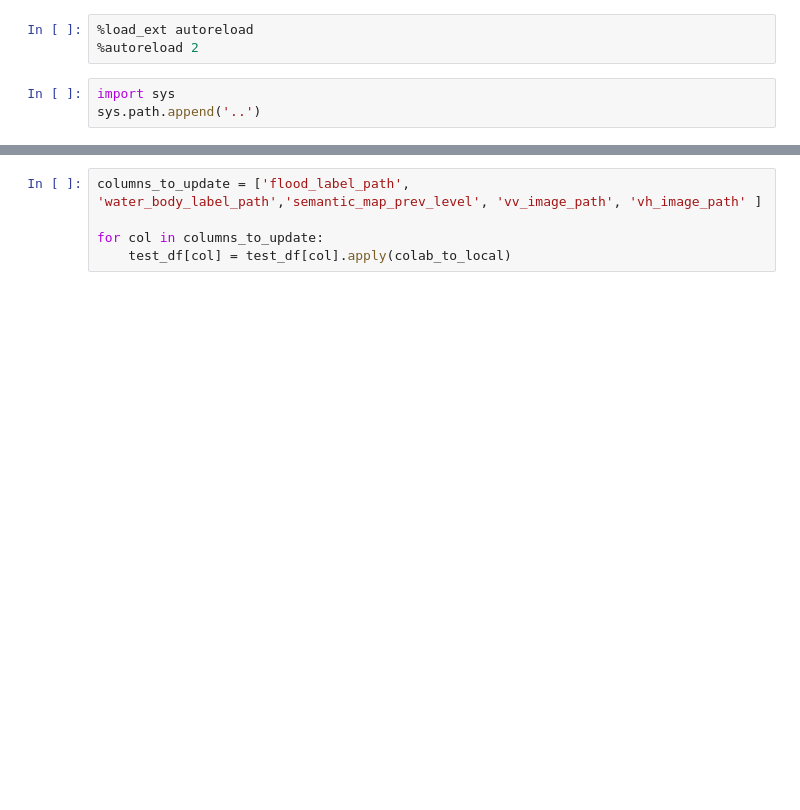
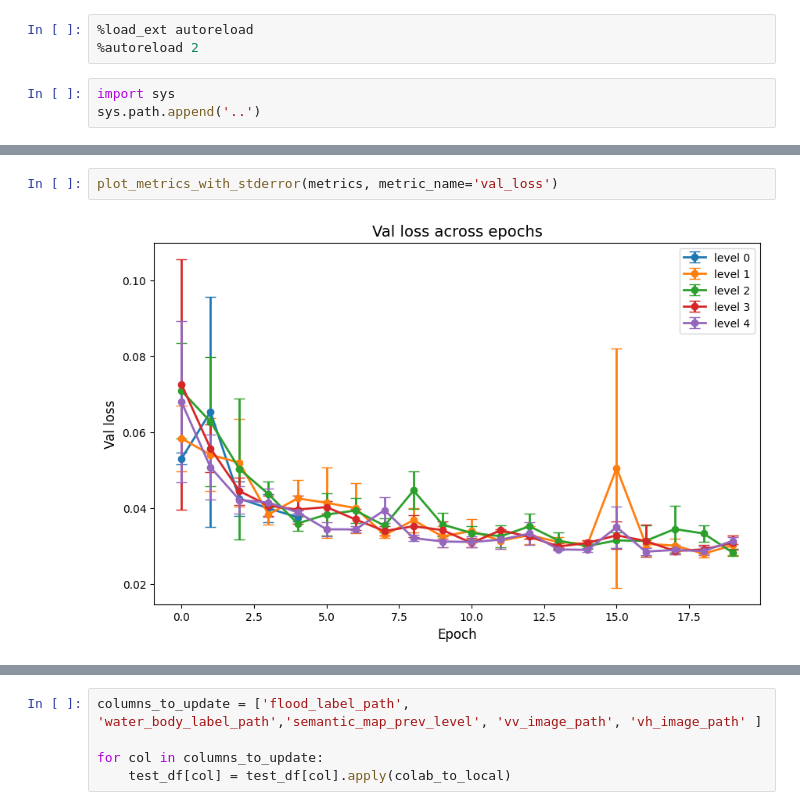
Before and after one commit to AkerkeKesha/stacked-unets, a Jupyter notebook: notebooks/ETCI_analysis.ipynb, the cells around one changed output, grey strips where cells are left out. Cells and saved outputs as stored; diff of their text form; blank space fills up the shorter version.

```diff
--- a/notebooks/ETCI_analysis.ipynb
+++ b/notebooks/ETCI_analysis.ipynb
@@ -26,0 +148,4 @@ data_dir = os.path.join(project_root,'dataset', 'data-etci-flood','train')
+# %%
+plot_metrics_with_stderror(metrics, metric_name='val_loss')
+# %% [output]
+[figure, added]
```
Also changed, not shown: parts of 56 cells of this notebook.
